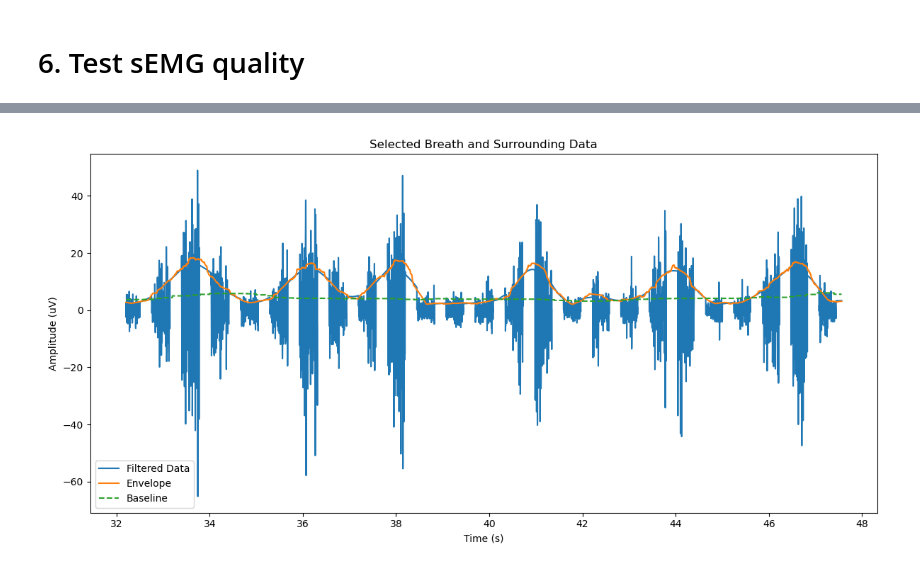
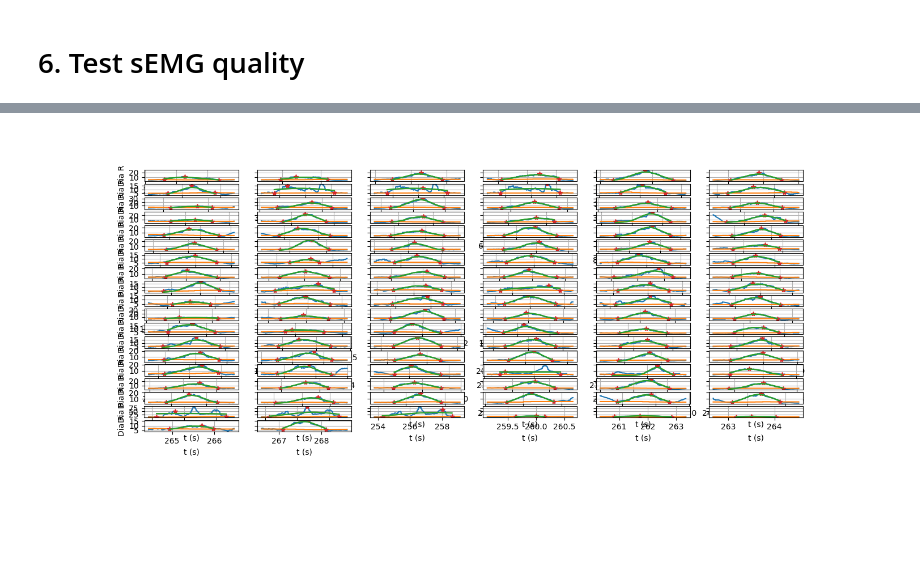
Before and after one commit to rspwarnaarUT/ReSurfEMG, a Jupyter notebook: notebooks/researcher_interface/Wytze_emg_pipeline.ipynb, the cells around one changed output, grey strips where cells are left out. Cells and saved outputs as stored; diff of their text form; code cells hidden in the pictures; blank space fills up the shorter version.

```diff
--- a/notebooks/researcher_interface/Wytze_emg_pipeline.ipynb
+++ b/notebooks/researcher_interface/Wytze_emg_pipeline.ipynb
@@ -293,35 +459,45 @@ Name: 1, dtype: object
-# %%
-import matplotlib.pyplot as plt
-
-# Define the breath number you want to plot
-breath_number = 14  # Change this to the desired breath number
-
-# Ensure the breath number is within the valid range
-if breath_number < 1 or breath_number > len(emg_di_r.peaks['breaths'].quality_outcomes_df) - 2:
-    raise ValueError("Breath number out of range. Please choose a number between 1 and {}.".format(len(emg_di_r.peaks['breaths'].quality_outcomes_df) - 2))
-
-# Get the indices of the breaths to plot
-start_idx = emg_di_r.peaks['breaths'].quality_outcomes_df.iloc[breath_number]['peak_idx']-2000
-end_idx = emg_di_r.peaks['breaths'].quality_outcomes_df.iloc[breath_number + 4]['peak_idx']+500
-# Extract the segments of the signals
-filtered_segment = emg_di_r.y_clean[start_idx:end_idx]
-envelope_segment = emg_di_r.y_env[start_idx:end_idx]
-baseline_segment = emg_di_r.y_baseline[start_idx:end_idx]
-time_segment = emg_di_r.t_data[start_idx:end_idx]
-
-# Plot the segments
-fig, ax = plt.subplots(figsize=(12, 6))
-ax.plot(time_segment, filtered_segment, label='Filtered Data', linestyle='-')
-ax.plot(time_segment, envelope_segment, label='Envelope', linestyle='-')
-ax.plot(time_segment, baseline_segment, label='Baseline', linestyle='--')
-
-# Add titles and labels
-ax.set_title('Selected Breath and Surrounding Data')
-ax.set_xlabel('Time (s)')
-ax.set_ylabel('Amplitude (uV)')
-ax.legend()
-
-plt.tight_layout()
-plt.show()
-# %% [output]
-[figure, removed]
+# %%
+import matplotlib.pyplot as plt
+import numpy as np
+
+# Filter the DataFrame to include only valid peaks
+valid_peaks_df_di_r = emg_di_r.peaks['breaths'].peak_df[emg_di_r.peaks['breaths'].peak_df['valid'] == True]
+valid_peaks_df_di_l = emg_di_l.peaks['breaths'].peak_df[emg_di_l.peaks['breaths'].peak_df['valid'] == True]
+valid_peaks_df_intercost = intercost.peaks['breaths'].peak_df[intercost.peaks['breaths'].peak_df['valid'] == True]
+
+# Get the number of valid peaks
+n_peaks = len(valid_peaks_df_di_r['start_idx'].to_numpy())
+
+# Define the maximum number of columns
+max_cols = 6
+
+# Calculate the number of rows needed
+n_rows = int(np.ceil(n_peaks / max_cols))
+
+fig, axes = plt.subplots(nrows=n_rows, ncols=max_cols, figsize=(15, 6), sharey='row')
+
+# Flatten the axes array for easy iteration
+axes_flat = axes.flatten()
+
+# Ensure axes_emg is always a list of axes
+axes_emg = axes_flat[:n_peaks]
+
+colors = ['tab:cyan', 'tab:orange', 'tab:red']
+emg_di_r.plot_peaks(axes=axes_emg, peak_set_name='breaths')
+emg_di_r.plot_markers(axes=axes_emg, peak_set_name='breaths')
+emg_di_r.plot_curve_fits(axes=axes_emg, peak_set_name='breaths')
+
+# Set labels for the first column and all axes
+for i, axis in enumerate(axes_emg):
+    if i % max_cols == 0:
+        axis.set_ylabel(emg_di_r.label)
+    axis.set_xlabel('t (s)')
+
+# Hide any unused subplots
+for j in range(n_peaks, len(axes_flat)):
+    fig.delaxes(axes_flat[j])
+
+plt.tight_layout()
+plt.show()
+# %% [output]
+[figure, added]
```
Also changed, not shown: parts of 35 cells of this notebook.
